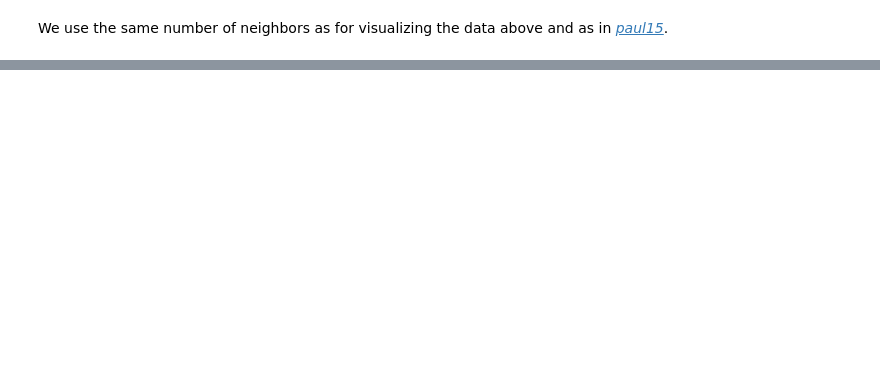
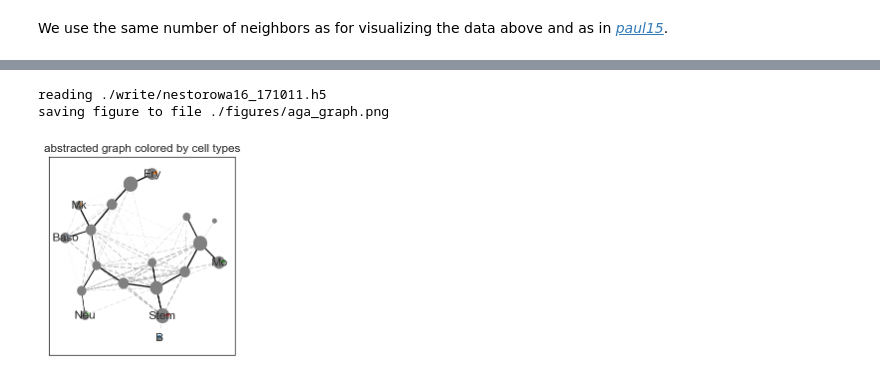
Before and after one commit to theislab/graph_abstraction, a Jupyter notebook: nestorowa16/nestorowa16.ipynb, the cells around one changed output, grey strips where cells are left out. Cells and saved outputs as stored; diff of their text form; code cells hidden in the pictures; blank space fills up the shorter version.

```diff
--- a/nestorowa16/nestorowa16.ipynb
+++ b/nestorowa16/nestorowa16.ipynb
@@ -77,0 +86,12 @@ writing ./write/nestorowa16.h5
+# %%
+adata = sc.read(results_file)
+asso_names, asso_matrix = sc.utils.compute_association_matrix_of_groups(
+    adata, prediction='aga_groups', reference='exp_groups', normalization='prediction')
+asso_colors = sc.utils.get_associated_colors_of_groups(sc.pl.palettes.vega_20, asso_matrix)
+axs = sc.pl.aga_graph(adata,
+                      title='abstracted graph colored by cell types',
+                      color=asso_colors, groups=asso_names, layout='fr', save=True)
+# %% [output]
+reading ./write/nestorowa16_171011.h5
+saving figure to file ./figures/aga_graph.png
+[figure, added]
```
Also changed, not shown: parts of 27 cells of this notebook, 55 other files.
